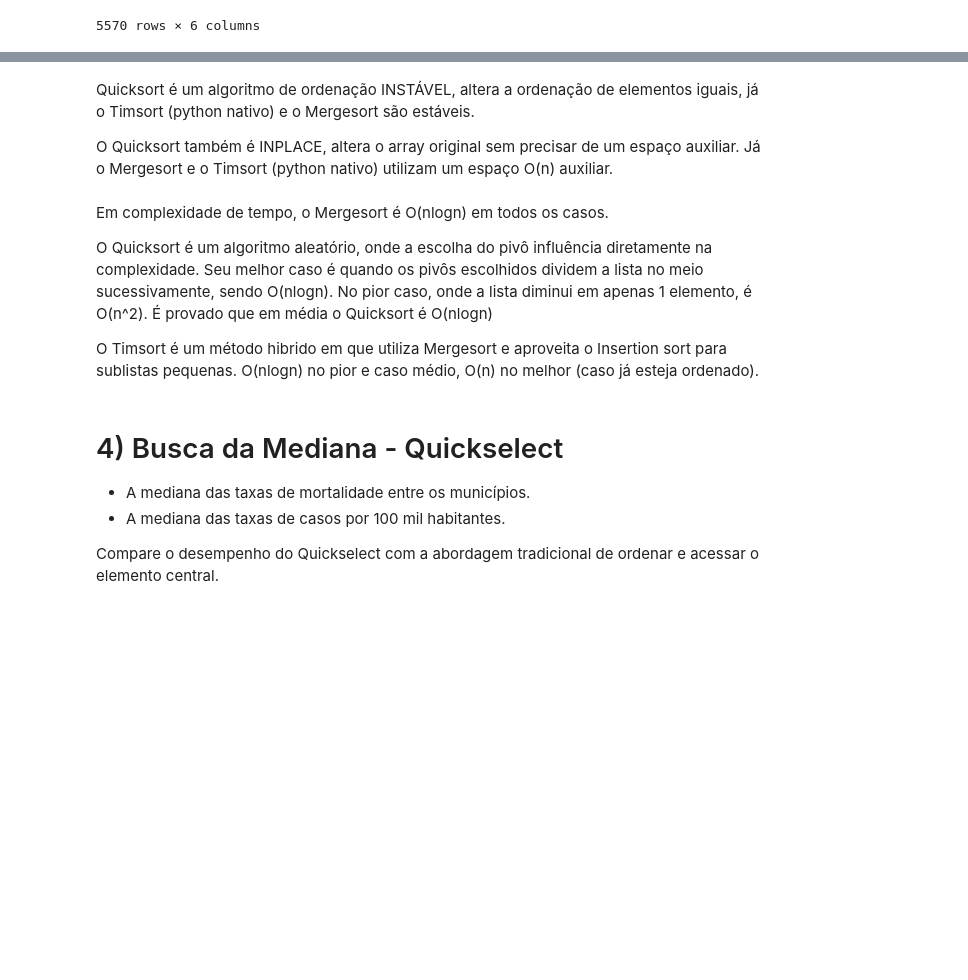
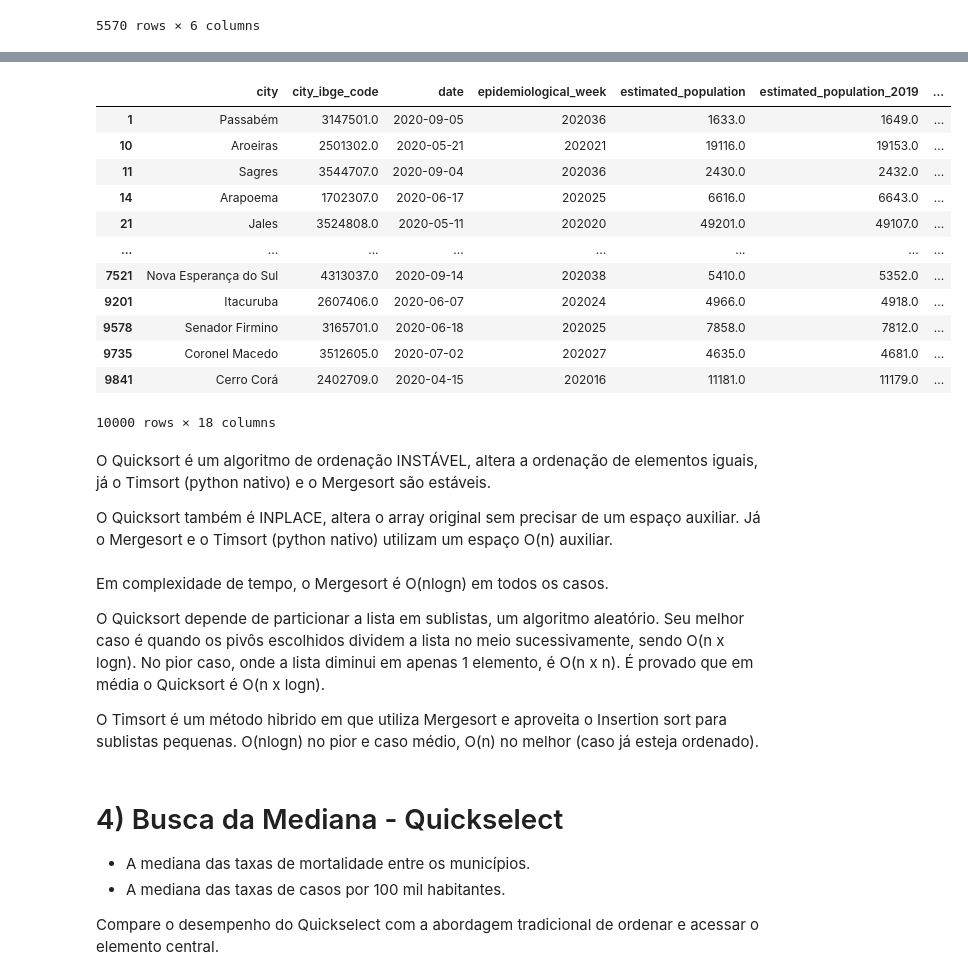
Before and after one commit to stepsbtw/Algoritmos, a Jupyter notebook: algorithms_assignment_1.ipynb, the cells around one changed output, grey strips where cells are left out. Drawn from its saved outputs; the diff is of its cells as text; code cells hidden in the pictures; blank space fills up the shorter version.

```diff
--- a/algorithms_assignment_1.ipynb
+++ b/algorithms_assignment_1.ipynb
@@ -456,11 +445,28 @@ Mergesort: 7.116086959838867 segundos
+# %%
+c_sorted = c.iloc[idx_c]
+c_sorted
+# %% [output]
+|  | city | city_ibge_code | date | epidemiological_week | estimated_population | estimated_population_2019 | ... |
+| 1 | Passabém | 3147501.0 | 2020-09-05 | 202036 | 1633.0 | 1649.0 | ... |
+| 10 | Aroeiras | 2501302.0 | 2020-05-21 | 202021 | 19116.0 | 19153.0 | ... |
+| 11 | Sagres | 3544707.0 | 2020-09-04 | 202036 | 2430.0 | 2432.0 | ... |
+| 14 | Arapoema | 1702307.0 | 2020-06-17 | 202025 | 6616.0 | 6643.0 | ... |
+| 21 | Jales | 3524808.0 | 2020-05-11 | 202020 | 49201.0 | 49107.0 | ... |
+| ... | ... | ... | ... | ... | ... | ... | ... |
+| 7521 | Nova Esperança do Sul | 4313037.0 | 2020-09-14 | 202038 | 5410.0 | 5352.0 | ... |
+| 9201 | Itacuruba | 2607406.0 | 2020-06-07 | 202024 | 4966.0 | 4918.0 | ... |
+| 9578 | Senador Firmino | 3165701.0 | 2020-06-18 | 202025 | 7858.0 | 7812.0 | ... |
+| 9735 | Coronel Macedo | 3512605.0 | 2020-07-02 | 202027 | 4635.0 | 4681.0 | ... |
+| 9841 | Cerro Corá | 2402709.0 | 2020-04-15 | 202016 | 11181.0 | 11179.0 | ... |
+10000 rows × 18 columns
 # %% [markdown]
-Quicksort é um algoritmo de ordenação INSTÁVEL, altera a ordenação de elementos iguais, já o Timsort (python nativo) e o Mergesort são estáveis.
+O Quicksort é um algoritmo de ordenação INSTÁVEL, altera a ordenação de elementos iguais, já o Timsort (python nativo) e o Mergesort são estáveis.
 
 O Quicksort também é INPLACE, altera o array original sem precisar de um espaço auxiliar. Já o Mergesort e o Timsort (python nativo) utilizam um espaço O(n) auxiliar.
 # %% [markdown]
 Em complexidade de tempo, o Mergesort é O(nlogn) em todos os casos.
 
-O Quicksort é um algoritmo aleatório, onde a escolha do pivô influência diretamente na complexidade. Seu melhor caso é quando os pivôs escolhidos dividem a lista no meio sucessivamente, sendo O(nlogn). No pior caso, onde a lista diminui em apenas 1 elemento, é O(n^2). É provado que em média o Quicksort é O(nlogn)
+O Quicksort depende de particionar a lista em sublistas, um algoritmo aleatório. Seu melhor caso é quando os pivôs escolhidos dividem a lista no meio sucessivamente, sendo O(n x logn). No pior caso, onde a lista diminui em apenas 1 elemento, é O(n x n). É provado que em média o Quicksort é O(n x logn).
 
 O Timsort é um método hibrido em que utiliza Mergesort e aproveita o Insertion sort para sublistas pequenas. O(nlogn) no pior e caso médio, O(n) no melhor (caso já esteja ordenado).
 # %% [markdown]
```
Also changed, not shown: parts of 26 cells of this notebook.
